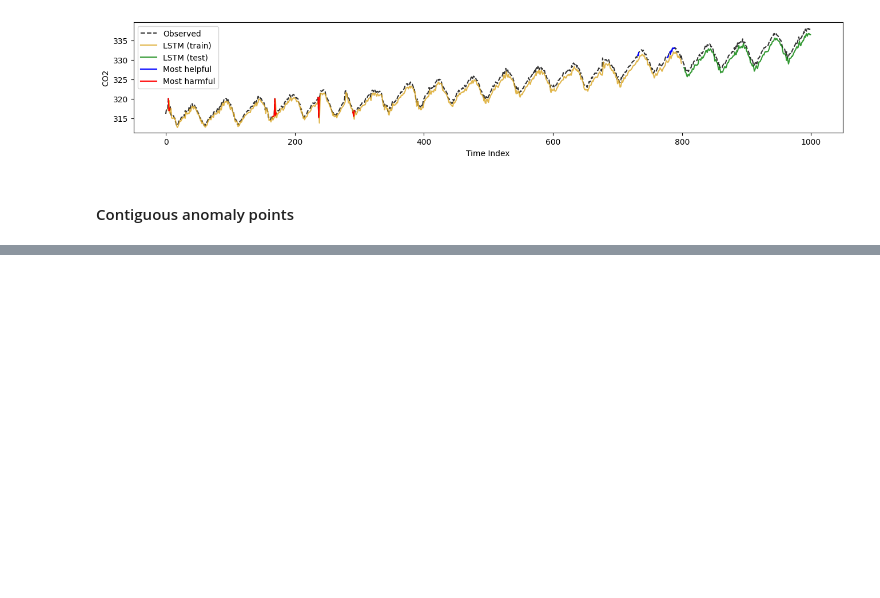
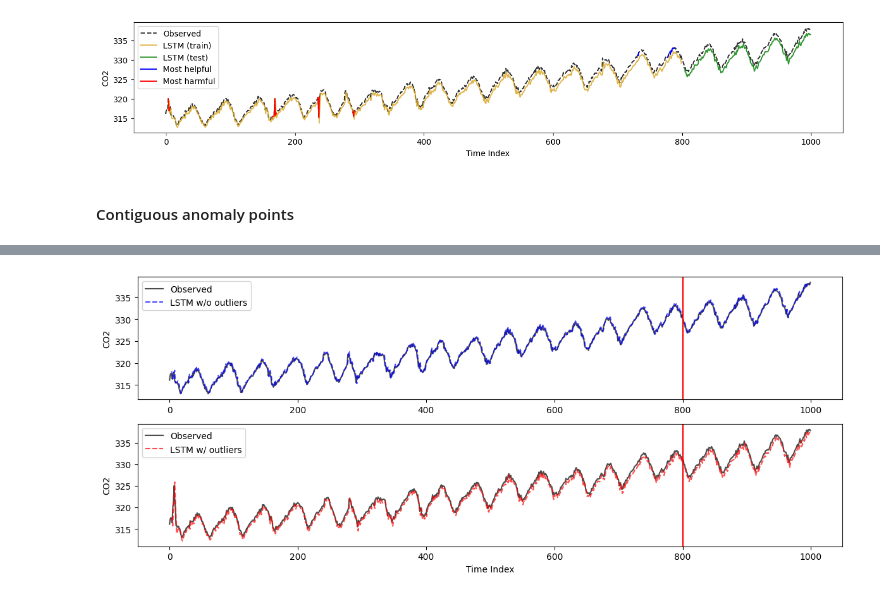
Before and after one commit to yzhang511/TimeInf, a Jupyter notebook: notebooks/simulate_time_series_anomaly.ipynb, the cells around one changed output, grey strips where cells are left out. Saved outputs shown, nothing was run; the diff lists cells and outputs as text; code cells hidden in the pictures; blank space fills up the shorter version.

```diff
--- a/notebooks/simulate_time_series_anomaly.ipynb
+++ b/notebooks/simulate_time_series_anomaly.ipynb
@@ -551,0 +683,6 @@ plt.show()
+# %%
+lookback = 3
+X_train, y_train = create_dataset(train, lookback=lookback)
+X_test, y_test = create_dataset(test, lookback=lookback)
+print(X_train.shape, y_train.shape)
+print(X_test.shape, y_test.shape)
@@ -551,0 +692,5 @@ plt.show()
+# %%
+contam_model = Forecaster()
+optimizer = optim.Adam(contam_model.parameters(), lr=1e-3)
+loss_fn = nn.MSELoss()
+loader = data.DataLoader(data.TensorDataset(X_train, y_train), shuffle=True, batch_size=8)
@@ -551,0 +738,10 @@ plt.show()
+# %%
+with torch.no_grad():
+    # shift train predictions for plotting
+    contam_train_plot = np.ones_like(contam_airpassengers) * np.nan
+    y_pred = contam_model(X_train)
+    y_pred = y_pred[:, -1, :]
+    contam_train_plot[lookback:train_size] = contam_model(X_train)[:, -1, :]
+    # shift test predictions for plotting
+    contam_test_plot = np.ones_like(contam_airpassengers) * np.nan
+    contam_test_plot[train_size+lookback:len(contam_airpassengers)] = contam_model(X_test)[:, -1, :]
@@ -551,0 +751,25 @@ plt.show()
+# %%
+fig, (ax1, ax2) = plt.subplots(2,1,figsize=(12,5))
+
+ax1.plot(airpassengers, c='k', label="Observed", alpha=.7)
+ax1.plot(train_plot, c='b', linestyle="--", alpha=.7)
+ax1.plot(test_plot, c='b', linestyle="--", label="LSTM w/o outliers", alpha=.7)
+ax1.axvline(x=train_size, c="r")
+ax1.set_ylabel("CO2")
+ax1.legend()
+# ax1.set_title(f"Test R2: {test_r2:.4f}")
+
+ax2.plot(contam_airpassengers, c='k', label="Observed", alpha=.7)
+ax2.plot(contam_train_plot, c='r', linestyle="--", alpha=.7)
+ax2.plot(contam_test_plot, c='r', linestyle="--", label="LSTM w/ outliers", alpha=.7)
+ax2.set_xlabel("Time Index")
+ax2.set_ylabel("CO2")
+ax2.axvline(x=train_size, c="r")
+ax2.legend()
+# ax2.set_title(f"Test R2: {contam_test_r2:.4f}")
+
+plt.tight_layout()
+# plt.savefig("../figures/airpassengers_predictions_contiguous.png", dpi=200)
+plt.show()
+# %% [output]
+[figure, added]
```
Also changed, not shown: parts of 26 cells of this notebook.
